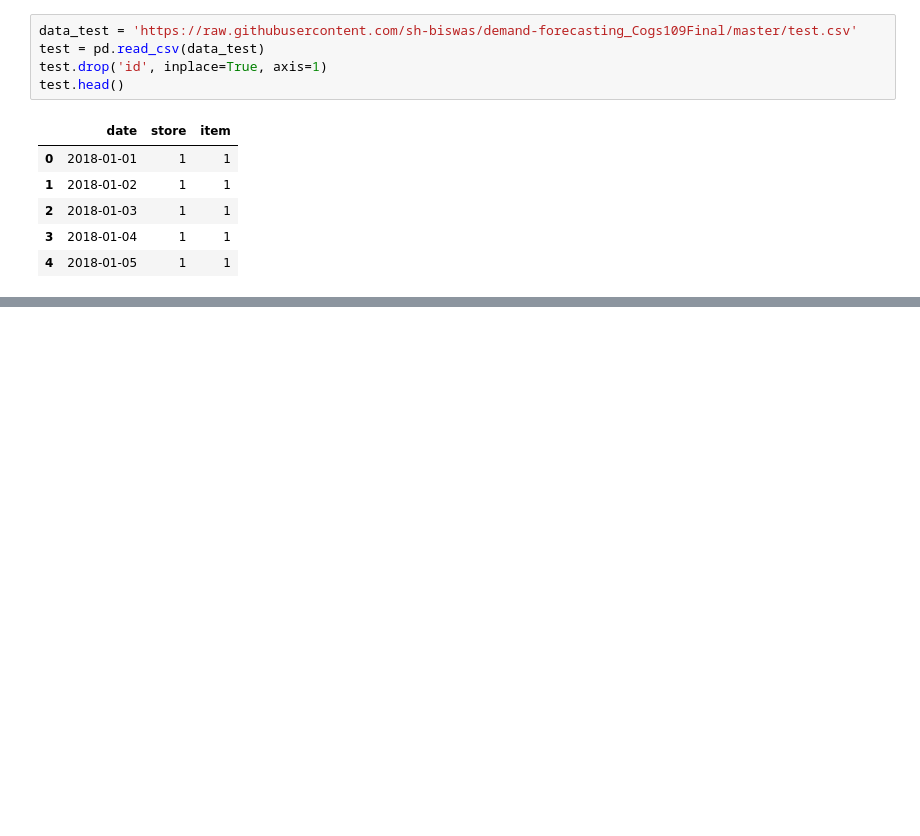
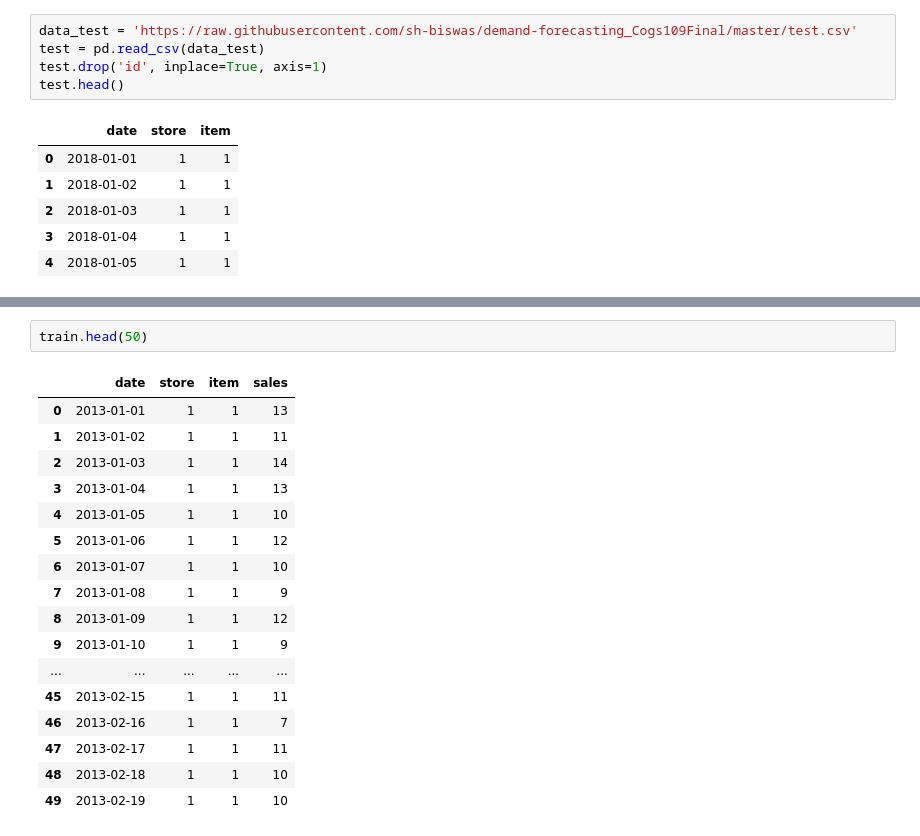
Before and after one commit to sh-biswas/demand-forecasting_Cogs109Final, a Jupyter notebook: Report.ipynb, the cells around one changed output, grey strips where cells are left out. Cells and saved outputs as stored; diff of their text form; blank space fills up the shorter version.

```diff
--- a/Report.ipynb
+++ b/Report.ipynb
@@ -33,0 +72,20 @@ test.head()
+# %%
+train.head(50)
+# %% [output]
+|  | date | store | item | sales |
+| 0 | 2013-01-01 | 1 | 1 | 13 |
+| 1 | 2013-01-02 | 1 | 1 | 11 |
+| 2 | 2013-01-03 | 1 | 1 | 14 |
+| 3 | 2013-01-04 | 1 | 1 | 13 |
+| 4 | 2013-01-05 | 1 | 1 | 10 |
+| 5 | 2013-01-06 | 1 | 1 | 12 |
+| 6 | 2013-01-07 | 1 | 1 | 10 |
+| 7 | 2013-01-08 | 1 | 1 | 9 |
+| 8 | 2013-01-09 | 1 | 1 | 12 |
+| 9 | 2013-01-10 | 1 | 1 | 9 |
+| ... | ... | ... | ... | ... |
+| 45 | 2013-02-15 | 1 | 1 | 11 |
+| 46 | 2013-02-16 | 1 | 1 | 7 |
+| 47 | 2013-02-17 | 1 | 1 | 11 |
+| 48 | 2013-02-18 | 1 | 1 | 10 |
+| 49 | 2013-02-19 | 1 | 1 | 10 |
```
Also changed, not shown: parts of 11 cells of this notebook.
